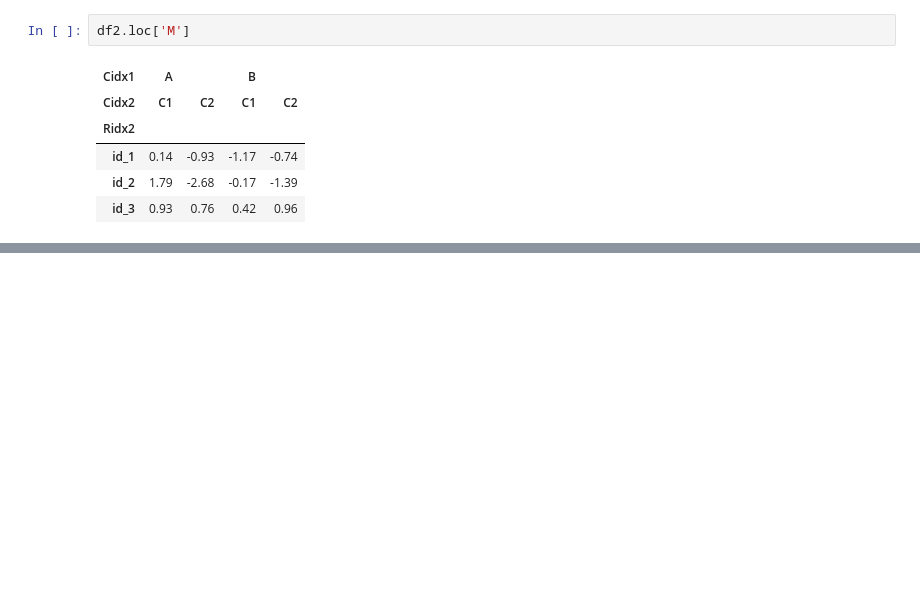
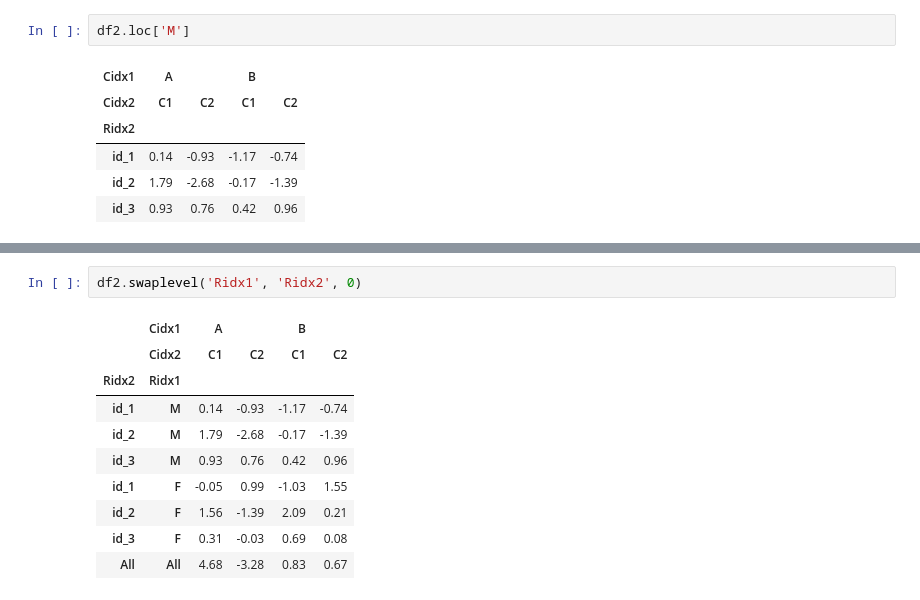
Before and after one commit to ahndb/aws_phyhon_240215, a Jupyter notebook: pandas_data_analysis/0227/b_pandas_multi_index.ipynb, the cells around one changed output, grey strips where cells are left out. Drawn from its saved outputs; the diff is of its cells as text; blank space fills up the shorter version.

```diff
--- a/pandas_data_analysis/0227/b_pandas_multi_index.ipynb
+++ b/pandas_data_analysis/0227/b_pandas_multi_index.ipynb
@@ -214,0 +245,13 @@ df2.loc['M']
+# %%
+df2.swaplevel('Ridx1', 'Ridx2', 0)
+# %% [output]
+|  | Cidx1 | A |  | B |  |
+|  | Cidx2 | C1 | C2 | C1 | C2 |
+| Ridx2 | Ridx1 |  |  |  |  |
+| id_1 | M | 0.14 | -0.93 | -1.17 | -0.74 |
+| id_2 | M | 1.79 | -2.68 | -0.17 | -1.39 |
+| id_3 | M | 0.93 | 0.76 | 0.42 | 0.96 |
+| id_1 | F | -0.05 | 0.99 | -1.03 | 1.55 |
+| id_2 | F | 1.56 | -1.39 | 2.09 | 0.21 |
+| id_3 | F | 0.31 | -0.03 | 0.69 | 0.08 |
+| All | All | 4.68 | -3.28 | 0.83 | 0.67 |
```
Also changed, not shown: parts of 15 cells of this notebook.
